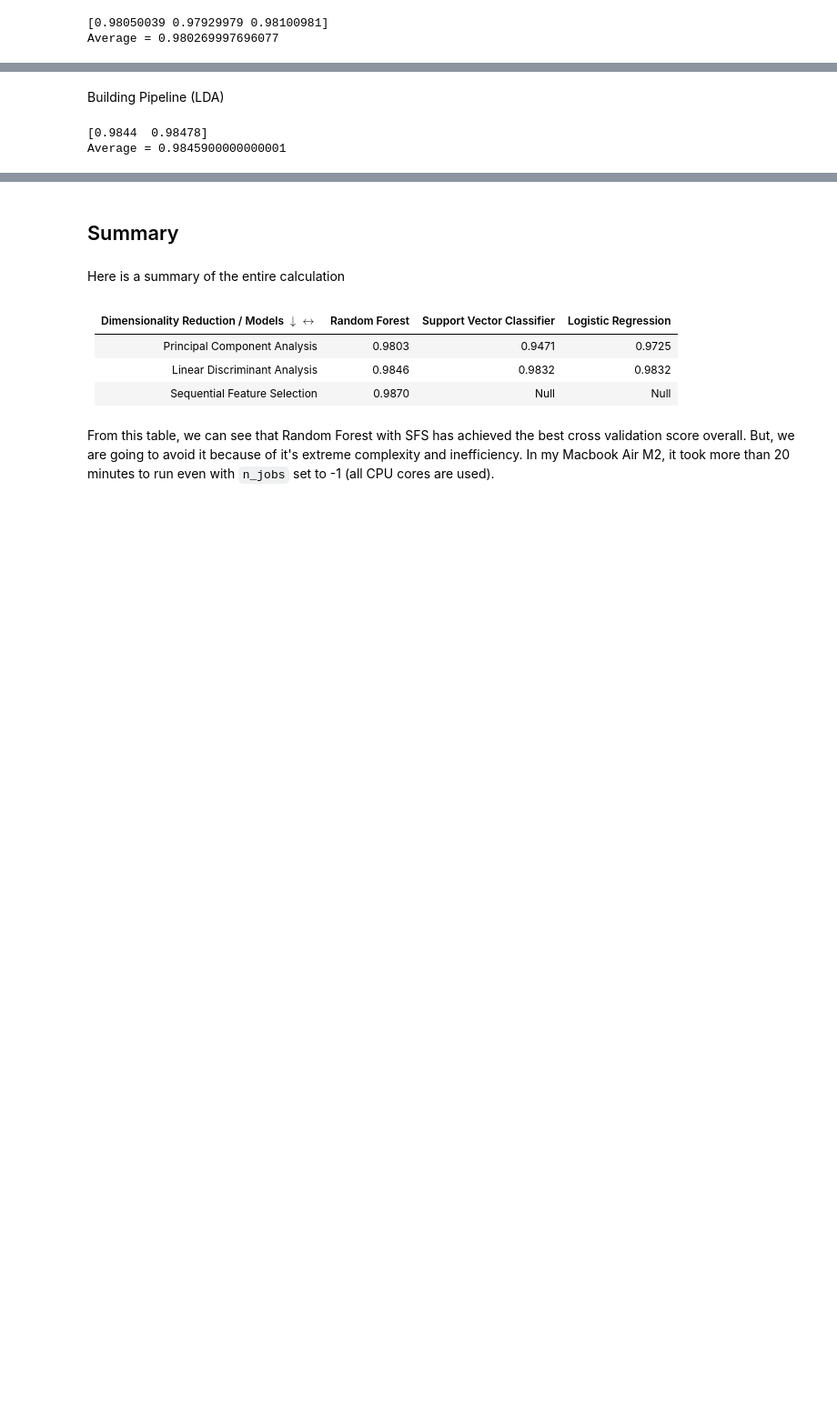
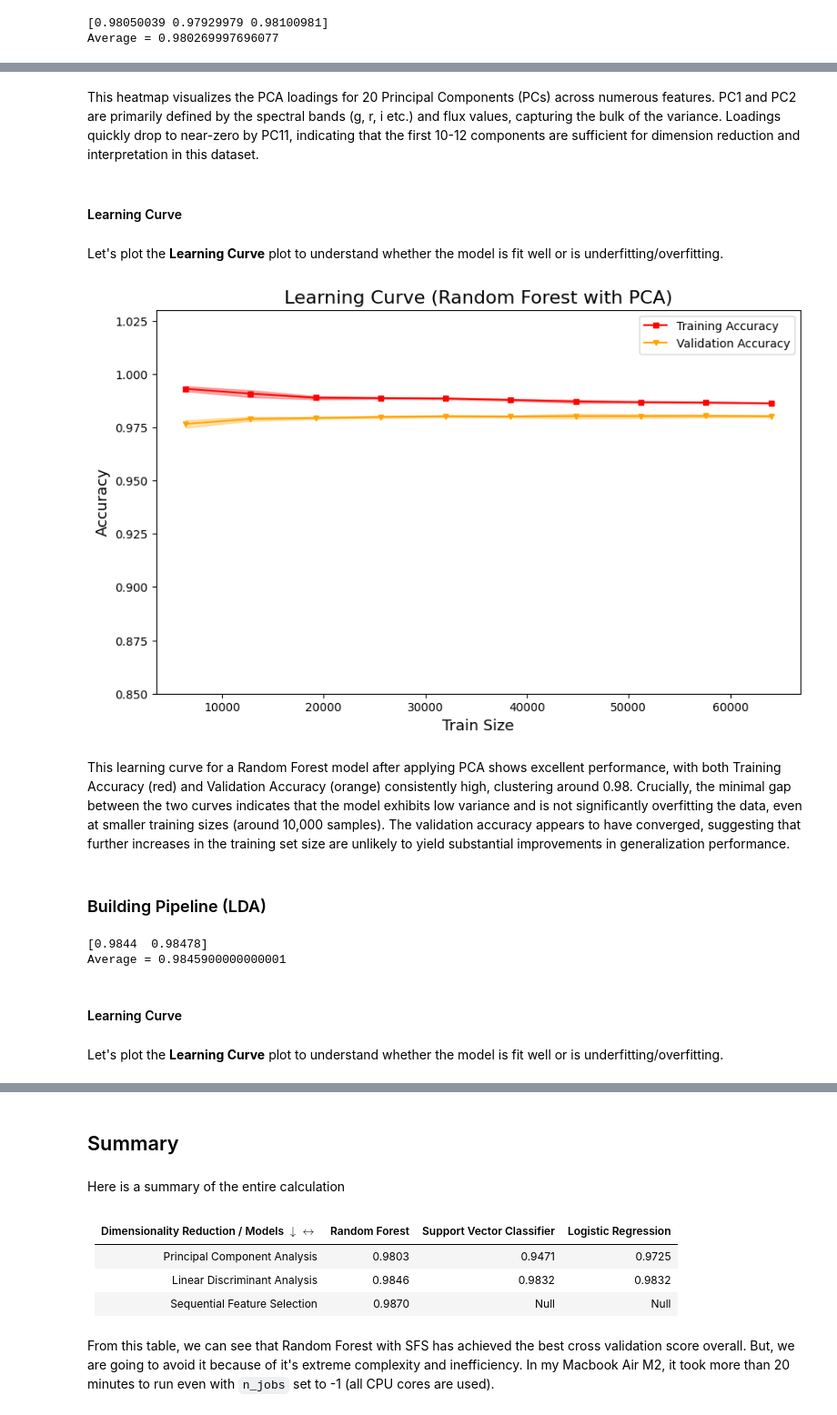
Before and after one commit to ByteBard58/The_CosmoClassifier, a Jupyter notebook: notebooks/research_RF.ipynb, the cells around one changed output, grey strips where cells are left out. Shown at 91% size. Cells and saved outputs as stored; diff of their text form; code cells hidden in the pictures; blank space fills up the shorter version.

```diff
--- a/notebooks/research_RF.ipynb
+++ b/notebooks/research_RF.ipynb
@@ -150,0 +144,2 @@ Average = 0.980269997696077
+# %%
+pipe.fit(x_train,y_train)
@@ -151,5 +185,40 @@ Average = 0.980269997696077
+# %% [markdown]
+This heatmap visualizes the PCA loadings for 20 Principal Components (PCs) across numerous features. PC1 and PC2 are primarily defined by the spectral bands (g, r, i etc.) and flux values, capturing the bulk of the variance. Loadings quickly drop to near-zero by PC11, indicating that the first 10-12 components are sufficient for dimension reduction and interpretation in this dataset.
+# %% [markdown]
+#### Learning Curve
+# %% [markdown]
+Let's plot the **Learning Curve** plot to understand whether the model is fit well or is underfitting/overfitting.
+# %%
+train_size, train_acc, val_acc = learning_curve(
+  pipe,x_train,y_train,train_sizes=np.linspace(0.1,1.0,10),
+  cv=5,n_jobs=-1,random_state=9,shuffle=True
+)
+# %%
+train_mean = np.mean(train_acc, axis=1)
+train_std = np.std(train_acc,axis=1)
+val_mean = np.mean(val_acc,axis=1)
+val_std = np.std(val_acc,axis=1)
+
+plt.figure(figsize=(10,6))
+plt.plot(train_size, train_mean, color="red",marker="s",markersize=4,label="Training Accuracy")
+plt.fill_between(train_size, train_mean + train_std , train_mean - train_std, color="red",alpha=0.3)
+
+plt.plot(train_size, val_mean, color="orange",marker="v",markersize=4,label="Validation Accuracy")
+plt.fill_between(train_size, val_mean + val_std, val_mean - val_std, color="orange",alpha=0.3)
+
+plt.title("Learning Curve (Random Forest with PCA)",fontdict={"fontsize":16})
+plt.xlabel("Train Size",fontdict={"fontsize":13})
+plt.ylabel("Accuracy",fontdict={"fontsize":13})
+plt.ylim(0.85,1.03)
+plt.legend()
+plt.show()
+# %% [output]
+[figure, added]
+# %% [markdown]
+
+This learning curve for a Random Forest model after applying PCA shows excellent performance, with both Training Accuracy (red) and Validation Accuracy (orange) consistently high, clustering around 0.98. Crucially, the minimal gap between the two curves indicates that the model exhibits low variance and is not significantly overfitting the data, even at smaller training sizes (around 10,000 samples). The validation accuracy appears to have converged, suggesting that further increases in the training set size are unlikely to yield substantial improvements in generalization performance.
 # %% [markdown]
-Building Pipeline (LDA)
+### Building Pipeline (LDA)
 # %%
 rf_model = RandomForestClassifier(
   n_estimators=150,max_depth=10,random_state=104,class_weight="balanced",n_jobs=-1)
@@ -173,3 +242,7 @@ print(f"Average = {score.mean()}")
 # %% [output]
 [0.9844  0.98478]
 Average = 0.9845900000000001
+# %% [markdown]
+#### Learning Curve
+# %% [markdown]
+Let's plot the **Learning Curve** plot to understand whether the model is fit well or is underfitting/overfitting.
```
Also changed, not shown: parts of 14 cells of this notebook.
